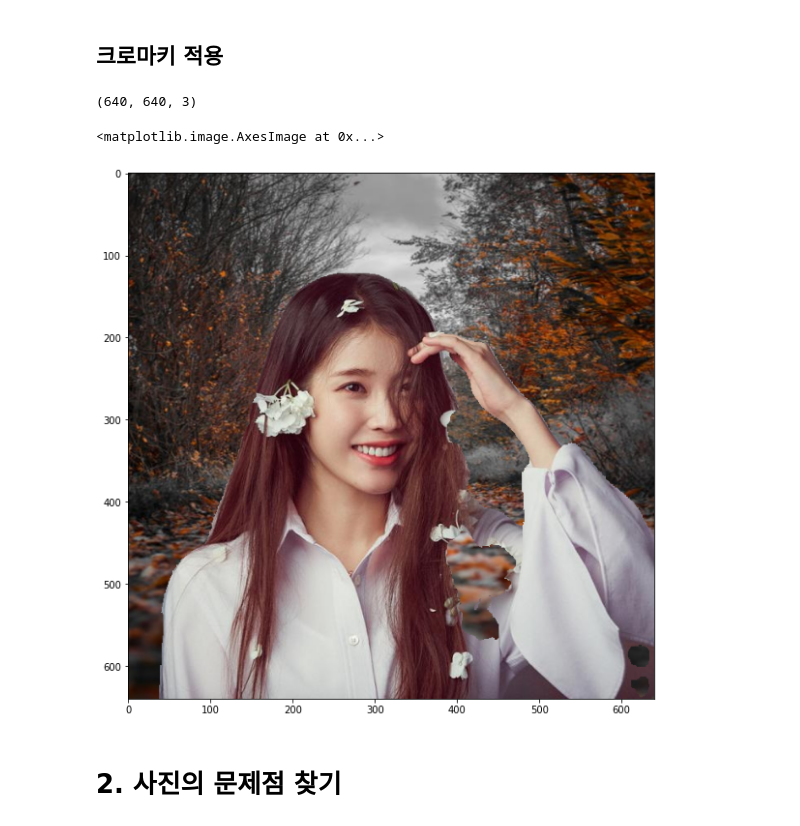
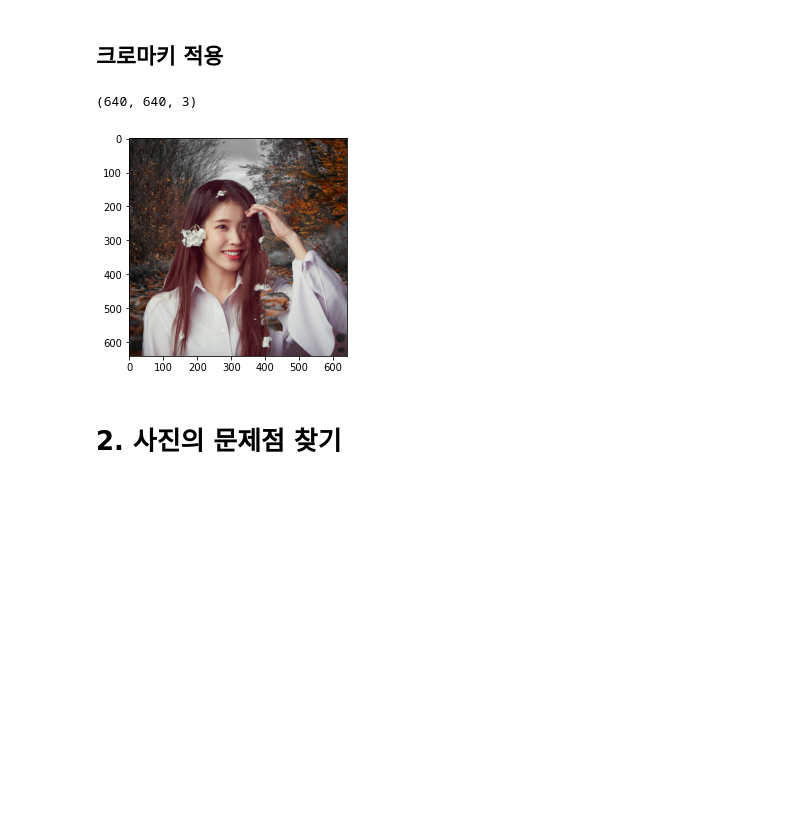
Before and after one commit to brModulabs/wiki, a Jupyter notebook: aiffel_ai/lms/exp/07_segmentation/result.ipynb, the cells around one changed output. Drawn from its saved outputs; the diff is of its cells as text; code cells hidden in the pictures; blank space fills up the shorter version.

```diff
--- a/aiffel_ai/lms/exp/07_segmentation/result.ipynb
+++ b/aiffel_ai/lms/exp/07_segmentation/result.ipynb
@@ -141,12 +138,9 @@ plt.imshow(cv2.cvtColor(cat.img_concat, cv2.COLOR_BGR2RGB))
 # %%
 cat = PotoChanger('./img/2.jpg', target='human',background='./img/background.jpeg')
 cat.pipeline()
-plt.figure(figsize=(10,10))
-plt.imshow(cv2.cvtColor(cat.img_concat, cv2.COLOR_BGR2RGB))
 # %% [output]
 (640, 640, 3)
-<matplotlib.image.AxesImage at 0x...>
-[figure, old version]
+[figure, new version]
 # %% [markdown]
 # 2. 사진의 문제점 찾기
 # %% [markdown]
```
Also changed, not shown: parts of 1 cell of this notebook, 10 other files.
